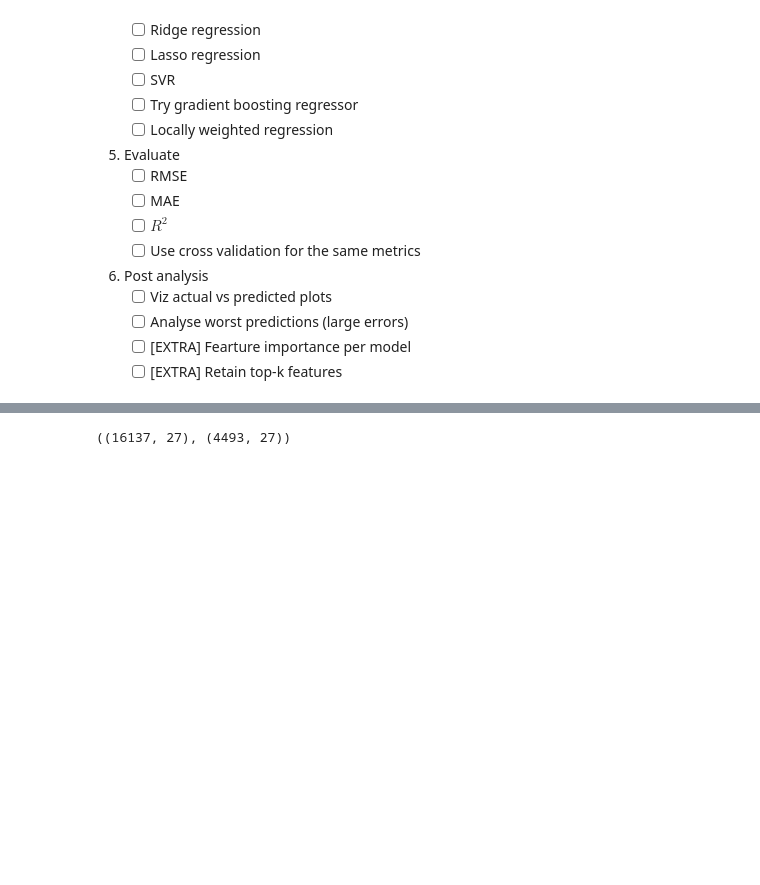
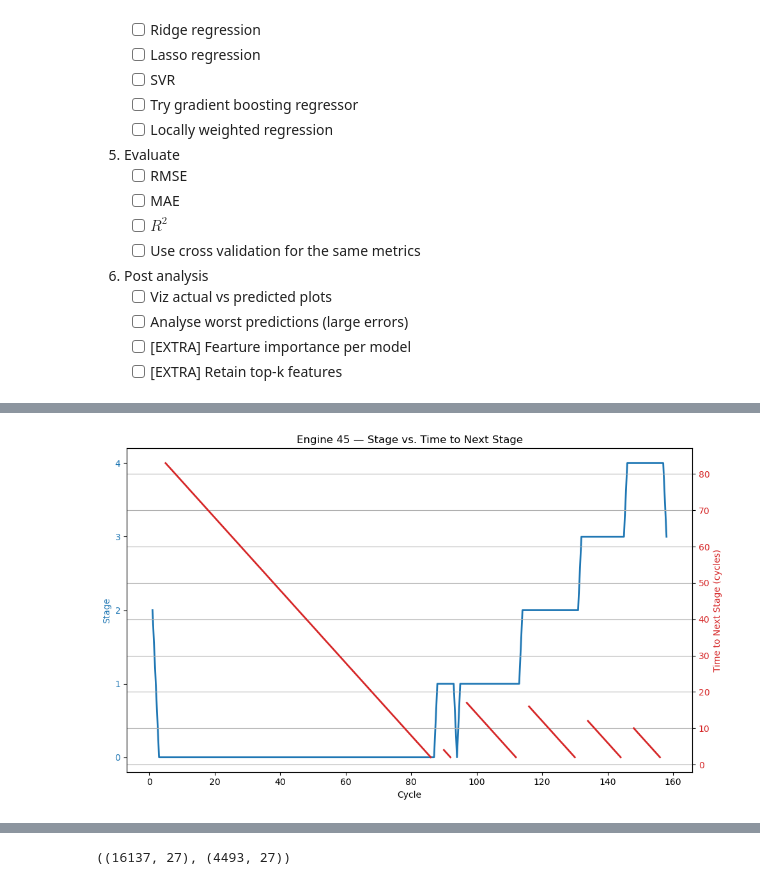
Before and after one commit to Dristro/ML_Project, a Jupyter notebook: G_007_053_055_132_199/code/Phase_3/Phase_3.ipynb, the cells around one changed output, grey strips where cells are left out. Drawn from its saved outputs; the diff is of its cells as text; code cells hidden in the pictures; blank space fills up the shorter version.

```diff
--- a/G_007_053_055_132_199/code/Phase_3/Phase_3.ipynb
+++ b/G_007_053_055_132_199/code/Phase_3/Phase_3.ipynb
@@ -119,0 +202,4 @@ df.shape
+# %%
+plot_time_to_next_stage(df_clean, 45)
+# %% [output]
+[figure, added]
```
Also changed, not shown: parts of 9 cells of this notebook.
